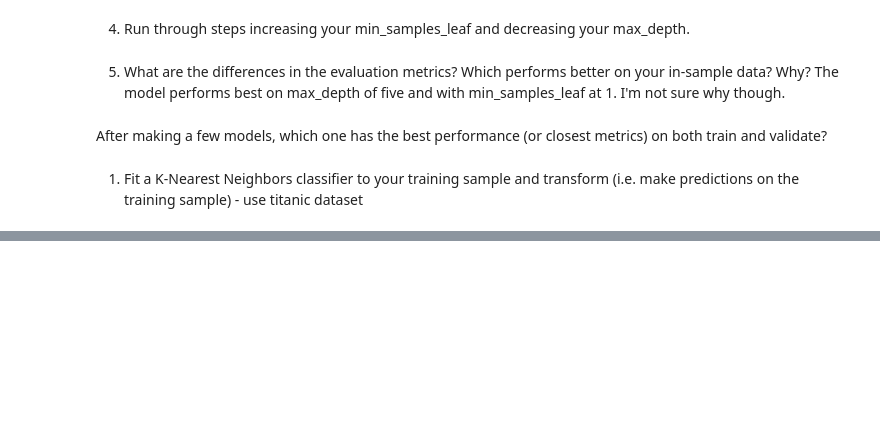
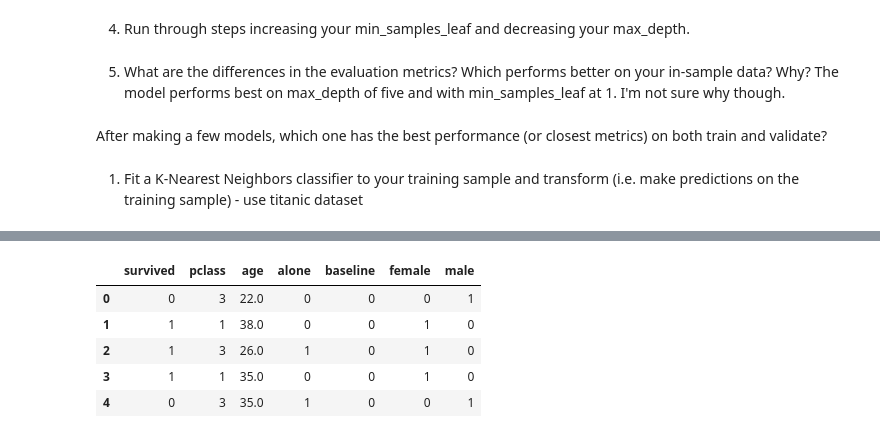
Before and after one commit to SLawsonWoods/classification-exercises, a Jupyter notebook: model1.ipynb, the cells around one changed output, grey strips where cells are left out. Cells and saved outputs as stored; diff of their text form; code cells hidden in the pictures; blank space fills up the shorter version.

```diff
--- a/model1.ipynb
+++ b/model1.ipynb
@@ -879,0 +850,3 @@ When k is set to 5 precision, recall and f-1 score are better on average than th
+# %%
+#fill empty values in age with the median age
+df.age = df.age.fillna(value=df.age.median())
@@ -879,0 +942,10 @@ When k is set to 5 precision, recall and f-1 score are better on average than th
+# %%
+#This go round we willl keep traveling alone and change c to .5 and see what that does
+df.head()
+# %% [output]
+|  | survived | pclass | age | alone | baseline | female | male |
+| 0 | 0 | 3 | 22.0 | 0 | 0 | 0 | 1 |
+| 1 | 1 | 1 | 38.0 | 0 | 0 | 1 | 0 |
+| 2 | 1 | 3 | 26.0 | 1 | 0 | 1 | 0 |
+| 3 | 1 | 1 | 35.0 | 0 | 0 | 1 | 0 |
+| 4 | 0 | 3 | 35.0 | 1 | 0 | 0 | 1 |
```
Also changed, not shown: parts of 100 cells of this notebook, 1 other file.
